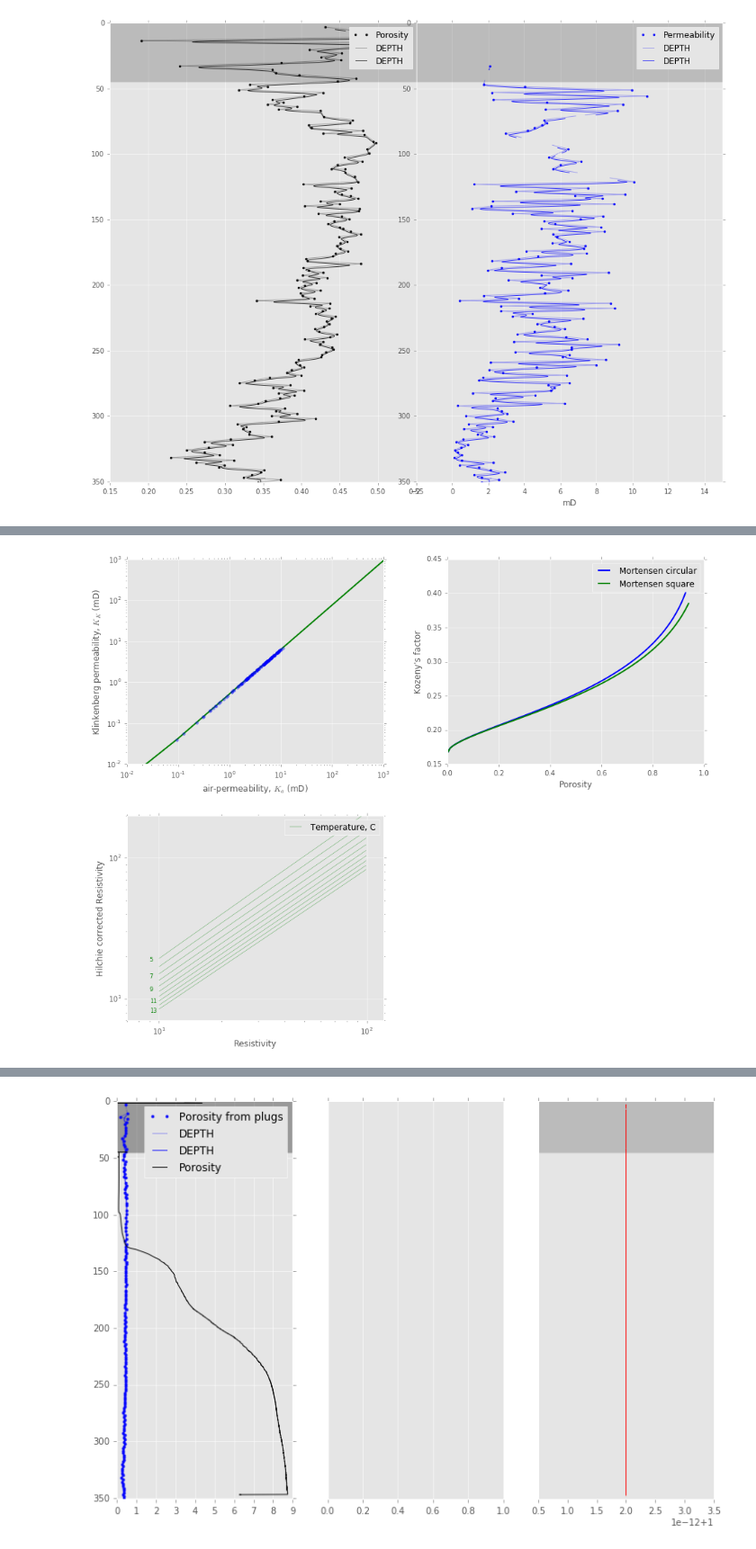
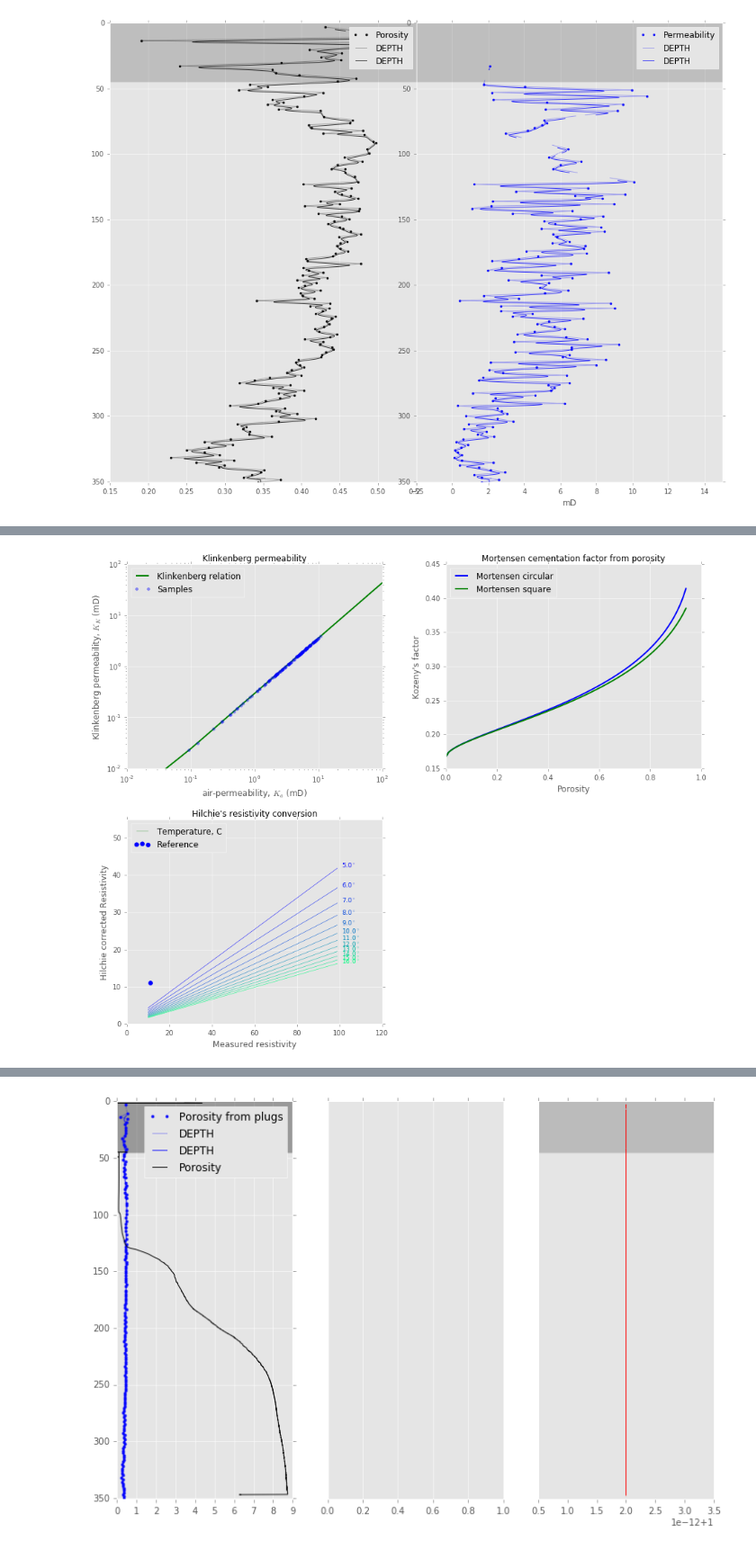
Before and after one commit to TobbeTripitaka/Dalbyover, a Jupyter notebook: Dalbyover sonic log.ipynb, the cells around one changed output, grey strips where cells are left out. Shown at 90% size. Saved outputs shown, nothing was run; the diff lists cells and outputs as text; code cells hidden in the pictures.

```diff
--- a/Dalbyover sonic log.ipynb
+++ b/Dalbyover sonic log.ipynb
@@ -566,67 +568,82 @@ fig.subplots_adjust(wspace=0.25, hspace=0.25)
 # Klinkenberg
 klinkenberg = lambda k: 0.52*k**1.083
 
-
-#Mortensen circular (1) and cubic (2)
+#Mortensen circular (1) and square (2)
 mortensen1 = lambda c_phi: 1./(4*math.cos((1./3)*math.acos(c_phi*64/(math.pi**3)-1)+4*math.pi/3)+4)
 mortensen2 = lambda c_phi: 1./(4*math.cos((1./3)*math.acos(c_phi*2-1)+4*math.pi/3)+4)
 
 # Hilchie. Set reference sample
-ref_D = 1000
-T1=(data.loc[ref_D,'TEMP_E1']+data.loc[ref_D,'TEMP_E2'])/2
-R1=1000/data.loc[ref_D,'COND_G']
-hilchie = lambda (R1): R1*(T1+10.**(-0.340396*math.log10(R1)+0.641427))/(T2+10.**(-0.340396*math.log10(R1)+0.641427))
+def hilchie(r_array, t_array, R1, T1):
+    H = 10.**(-0.340396*math.log10(R1)+0.641427)
+    h_array = r_array*(T1+H)/(t_array+H)
+    return h_array
 
-# Make ranges
-per_range = np.arange(0, 1000, 0.1)
-por_range = np.arange(0, 0.95, 0.01)
-res_range = np.arange(10, 100, 1)
-
-#Plot
+#Plot exemples
 ax1 = plt.subplot(2, 2, 1)
+plt.title('Klinkenberg permeability', fontsize = 12)
+per_range = np.arange(0, 0.1, 0.0001)
 klinkenberg_range = np.array([klinkenberg(c) for c in per_range])
-klinkenberg_samples = np.array([klinkenberg(c) for c in 1000*data['PERMEABILITY'][mask_PERM]])
-plt.plot(per_range,klinkenberg_range,'g',lw=2,label="")
-plt.plot(1000*data['PERMEABILITY'][mask_PERM],klinkenberg_samples,'.b', markersize=8, alpha = 0.4,label="")
+klinkenberg_samples = np.array([klinkenberg(c) for c in data['PERMEABILITY'][mask_PERM]])
+plt.plot(1000*per_range,1000*klinkenberg_range,'g',lw=2,label="Klinkenberg relation")
+plt.plot(1000*data['PERMEABILITY'][mask_PERM],1000*klinkenberg_samples,'.b', markersize=8, alpha = 0.4,label="Samples")
 ax1.set_xscale('log')
 ax1.set_yscale('log')
+plt.legend(loc=2)
 plt.ylabel('Klinkenberg permeability, $K_K$ (mD)', fontsize = 12)
 plt.xlabel('air-permeability, $K_a$ (mD)', fontsize = 12)
 
 ax2=plt.subplot(2, 2, 2)
+plt.title('Mortensen cementation factor from porosity', fontsize = 12)
+
+por_range = np.arange(0, 0.95, 0.01)
 mortensen1_range = np.array([mortensen1(c) for c in por_range])
 mortensen2_range = np.array([mortensen2(c) for c in por_range])
 plt.plot(por_range,mortensen1_range,'b',lw=2,label="Mortensen circular")
 plt.plot(por_range,mortensen2_range,'g',lw=2,label="Mortensen square")
 plt.ylabel("Kozeny's factor", fontsize = 12)
 plt.xlabel('Porosity', fontsize = 12)
-plt.legend()
+plt.legend(loc=2)
 klinkenberg_perm = np.array([klinkenberg(c) for c in PERM_inter])
 Kozeny_factor = np.array([mortensen1(c) for c in (0.01*POR_inter)])
 
 ax3=plt.subplot(2, 2, 3)
-hilchie_temps = xrange(5,15,1)
-for T2 in hilchie_temps:
-    hilchie_range = np.array([hilchie(R1) for R1 in res_range])
-    plt.plot(res_range,hilchie_range, color = 'g' ,lw=0.3)
-    if T2  % 2 == 1:
-            ax3.text(9, hilchie(10)-1, str(T2), fontsize=8, color='g')
+plt.title("Hilchie's resistivity conversion", fontsize = 12)
+res_in = np.arange(10, 100, 1, dtype=np.float)
+t_step_array=np.ones_like(res_in)
+hilchie_temps = np.arange(5,17,1, dtype=np.float) # Plot temperatures
+color_idx = np.linspace(0, 1, len(hilchie_temps))
+ref_D = 1
+R1= res_in[ref_D]
+T1 = t_step_array[ref_D]
 
-plt.plot(res_range+10000,hilchie_range,'g',lw=0.3, label='Temperature, C')
-plt.legend()
+for i, T2 in zip(color_idx, hilchie_temps):
+    hilchie_range = hilchie(res_in, t_step_array*T2, R1, T1)
+    ax3.plot(res_in, hilchie_range, color=plt.cm.winter(i) ,lw=0.5)
+    ax3.text(101, hilchie(100,T2,R1,T1), str(T2)+'$^\circ$', fontsize=9, color=plt.cm.winter(i))
+
+ax3.scatter(R1,hilchie(R1,T1,R1,T1),color='b',marker='.', s=150, label='Reference')
+
+ax3.plot(res_in+10000,hilchie_range,'g',lw=0.3, label='Temperature, C')
+ax3.legend(loc=2)
 plt.ylabel('Hilchie corrected Resistivity', fontsize = 12)
-plt.xlabel('Resistivity', fontsize = 12)
-ax3.set_xscale('log')
-ax3.set_yscale('log')
-plt.xlim(7, 120)
-plt.ylim(7, 200)
+plt.xlabel('Measured resistivity', fontsize = 12)
+plt.xlim(0, 120)
+plt.ylim(0, 55)
 
 #Correct Data:
 klinkenberg_inter = np.array([klinkenberg(c) for c in PERM_inter])
 
+#    ref_index = (data['DEPTH']==ref_D).argmax()
+#    R1=r_array[ref_index]
+#    T1 = t_array[ref_index]
+#for electric in ['E1','E2','G']:
+#    data['RES_'+electric +'_hilchie'] = 1/np.array([hilchie(t) for t in data['COND_' + electric]])
 
+#data[] = np.array([klinkenberg(c) for c in PERM_inter])
+#klinkenberg_inter = np.array([klinkenberg(c) for c in PERM_inter])
+#klinkenberg_inter = np.array([klinkenberg(c) for c in PERM_inter])
 
 plt.show()
 # %% [output]
-[figure, old version]
+[figure, new version]
 # %% [markdown]
```
Also changed, not shown: parts of 27 cells of this notebook, 1 other file.
